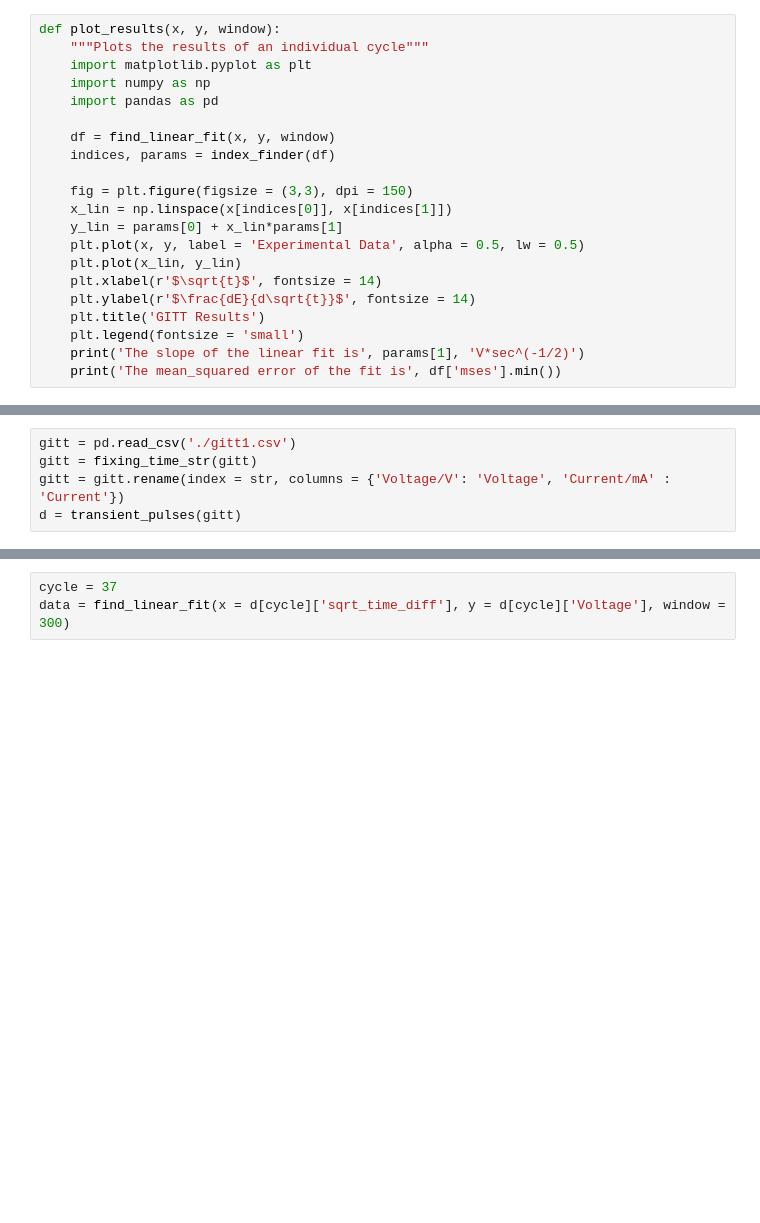
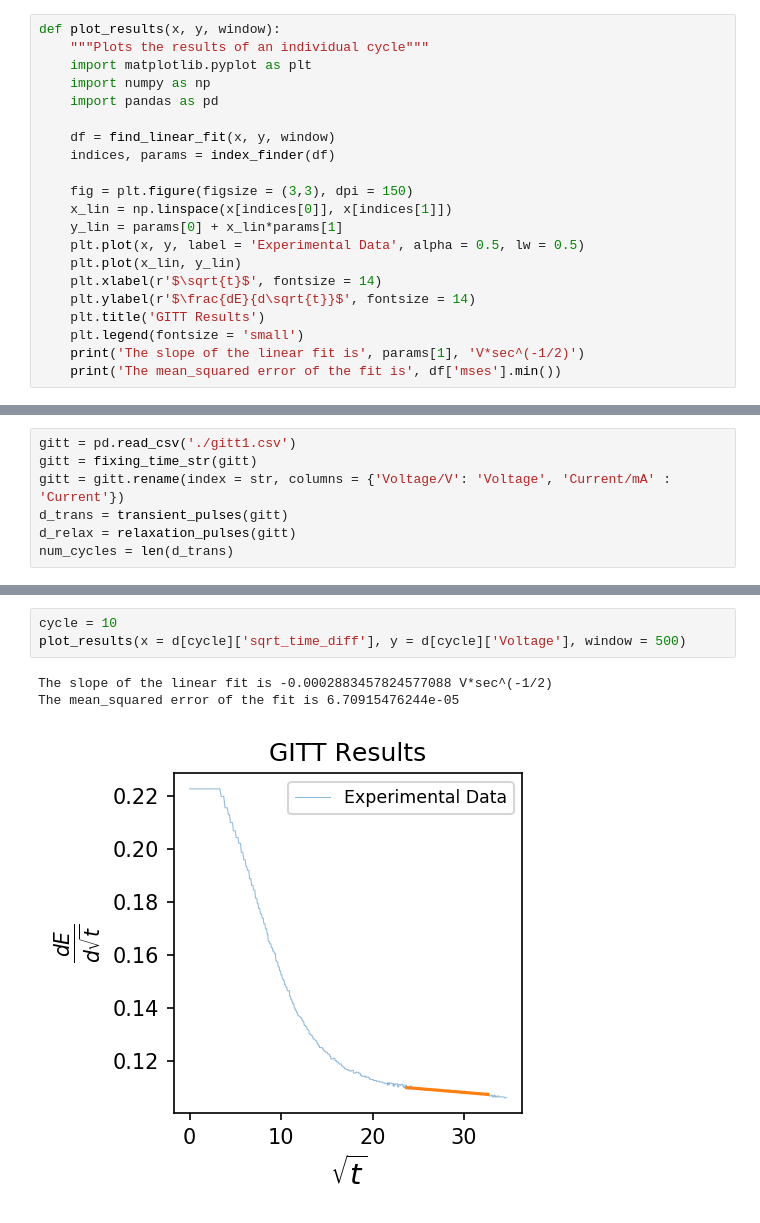
Before and after one commit to vwhu/gitt_toolkit, a Jupyter notebook: gitt_functions.ipynb, the cells around one changed output, grey strips where cells are left out. Drawn from its saved outputs; the diff is of its cells as text; blank space fills up the shorter version.

```diff
--- a/gitt_functions.ipynb
+++ b/gitt_functions.ipynb
@@ -154,4 +196,6 @@ def plot_results(x, y, window):
 gitt = pd.read_csv('./gitt1.csv')
 gitt = fixing_time_str(gitt)
 gitt = gitt.rename(index = str, columns = {'Voltage/V': 'Voltage', 'Current/mA' : 'Current'})
-d = transient_pulses(gitt)
+d_trans = transient_pulses(gitt)
+d_relax = relaxation_pulses(gitt)
+num_cycles = len(d_trans)
@@ -158,3 +229,7 @@ d = transient_pulses(gitt)
 # %%
-cycle = 37
-data = find_linear_fit(x = d[cycle]['sqrt_time_diff'], y = d[cycle]['Voltage'], window = 300)
+cycle = 10
+plot_results(x = d[cycle]['sqrt_time_diff'], y = d[cycle]['Voltage'], window = 500)
+# %% [output]
+The slope of the linear fit is -0.0002883457824577088 V*sec^(-1/2)
+The mean_squared error of the fit is 6.70915476244e-05
+[figure, added]
```
Also changed, not shown: parts of 10 cells of this notebook, 1 other file.
